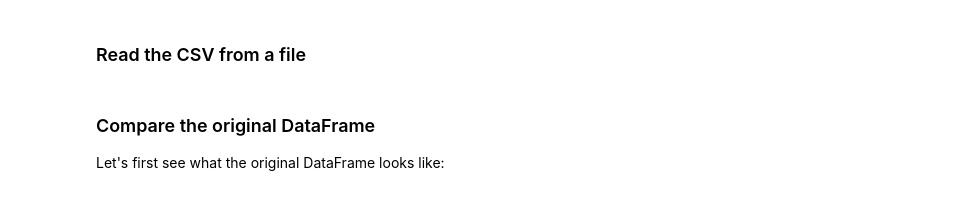
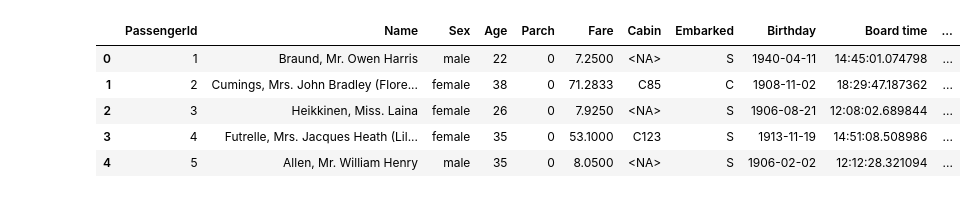
Before and after one commit to sodascience/metasyn, a Jupyter notebook: examples/advanced_tutorial.ipynb, the cells around one changed output. Drawn from its saved outputs; the diff is of its cells as text; code cells hidden in the pictures.

```diff
--- a/examples/advanced_tutorial.ipynb
+++ b/examples/advanced_tutorial.ipynb
@@ -18,14 +32,21 @@ This is the easiest way to do it, though of course this can also be remedied aft
 # %%
 dtypes = {
     "Survived": "category",  # Categories should be assigned this type.
     "Name": "string",  # Strings should be assigned like this
     "Age": "Int64",  # Integer columns that have NA's in them should be explicitly nullable integers.
     "Sex": "category",
     "SibSp": "category",
     "Parch": "category",
     "Ticket": "string",
     "Cabin": "string",
     "Embarked": "category",
 }
+df = pd.read_csv("demonstration.csv", dtype=dtypes)
+df.head()
+# %% [output]
+|  | PassengerId | Name | Sex | Age | Parch | Fare | Cabin | Embarked | Birthday | Board time | ... |
+| 0 | 1 | Braund, Mr. Owen Harris | male | 22 | 0 | 7.2500 | <NA> | S | 1940-04-11 | 14:45:01.074798 | ... |
+| 1 | 2 | Cumings, Mrs. John Bradley (Flore... | female | 38 | 0 | 71.2833 | C85 | C | 1908-11-02 | 18:29:47.187362 | ... |
+| 2 | 3 | Heikkinen, Miss. Laina | female | 26 | 0 | 7.9250 | <NA> | S | 1906-08-21 | 12:08:02.689844 | ... |
+| 3 | 4 | Futrelle, Mrs. Jacques Heath (Lil... | female | 35 | 0 | 53.1000 | C123 | S | 1913-11-19 | 14:51:08.508986 | ... |
+| 4 | 5 | Allen, Mr. William Henry | male | 35 | 0 | 8.0500 | <NA> | S | 1906-02-02 | 12:12:28.321094 | ... |
-# %% [markdown]
-### Read the CSV from a file
@@ -34,4 +52,0 @@ df = pd.read_csv("demonstration.csv", dtype=dtypes)
-# %% [markdown]
-### Compare the original DataFrame
-
-Let's first see what the original DataFrame looks like:
```
Also changed, not shown: parts of 36 cells of this notebook, 4 other files.
